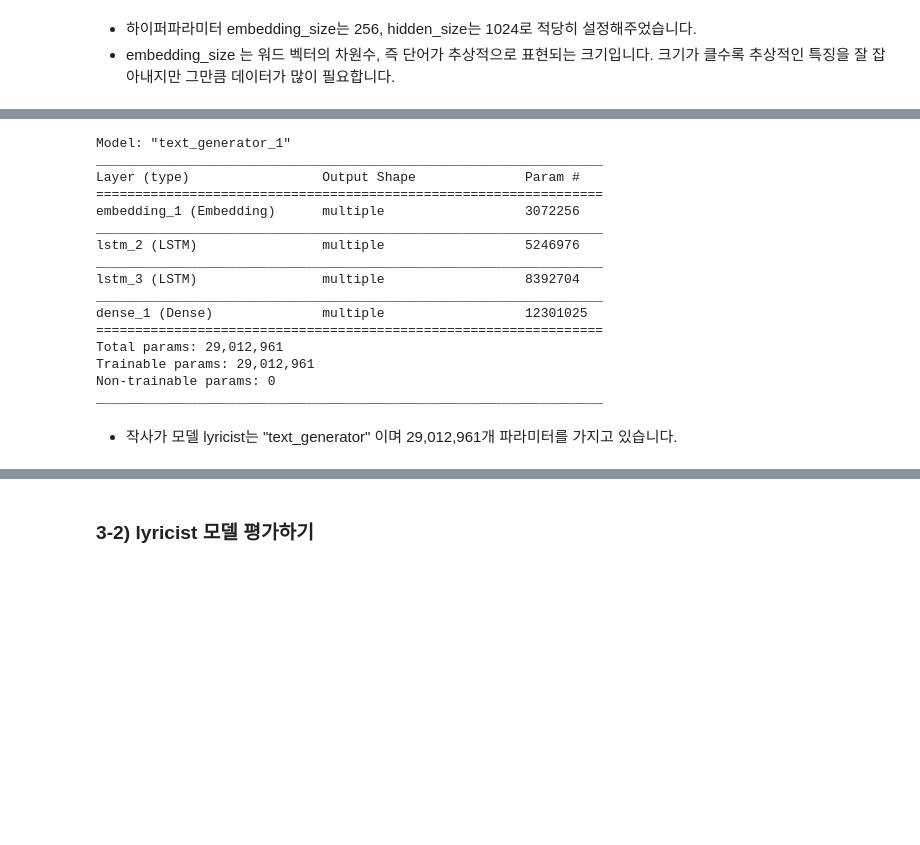
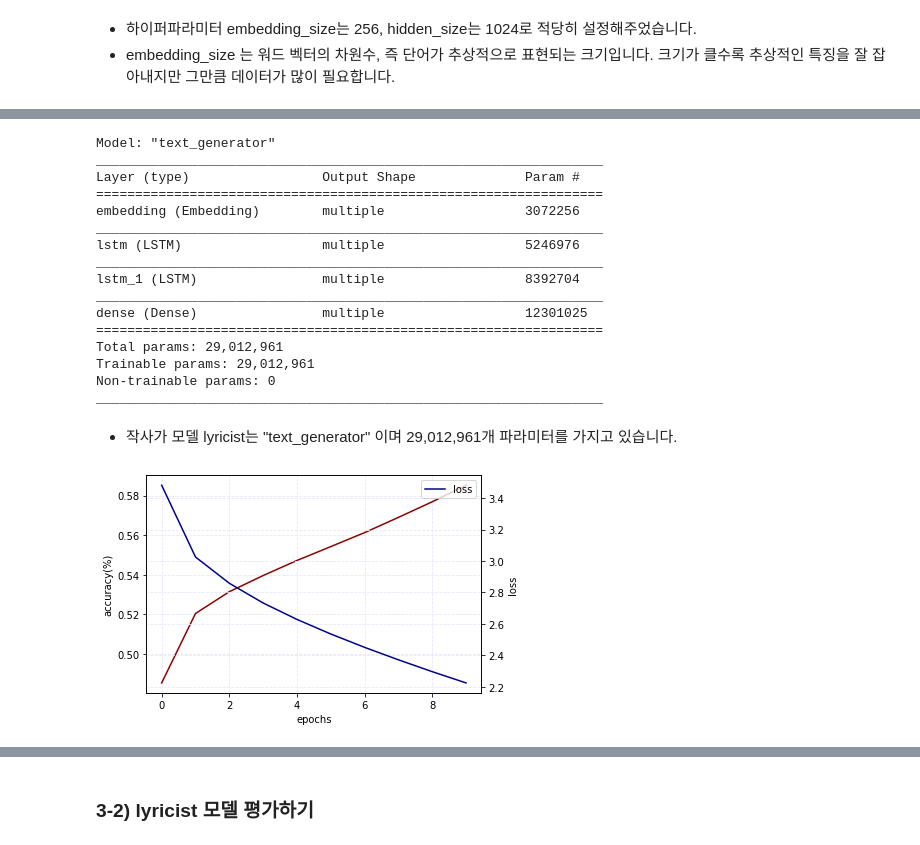
Before and after one commit to minji2744/AIFFEL, a Jupyter notebook: E4/E4_Lyricist.ipynb, the cells around one changed output, grey strips where cells are left out. Drawn from its saved outputs; the diff is of its cells as text; code cells hidden in the pictures; blank space fills up the shorter version.

```diff
--- a/E4/E4_Lyricist.ipynb
+++ b/E4/E4_Lyricist.ipynb
@@ -249,6 +249,7 @@ class TextGenerator(tf.keras.Model):
         return out
 
 embedding_size = 256
+hidden_size = 1024
 lyricist = TextGenerator(tokenizer.num_words + 1, embedding_size , hidden_size)
 # %% [markdown]
 - 하이퍼파라미터 embedding_size는 256, hidden_size는 1024로 적당히 설정해주었습니다.
@@ -295,7 +296,7 @@ optimizer = tf.keras.optimizers.Adam()
 loss = tf.keras.losses.SparseCategoricalCrossentropy(
     from_logits=True, reduction='none')
 
-lyricist.compile(loss=loss, optimizer=optimizer)
-lyricist.fit(dataset, epochs=10)
+lyricist.compile(loss=loss, optimizer=optimizer, metrics = ['acc'])
+hist = lyricist.fit(dataset, epochs=10)
 # %% [output]
 Epoch 1/10
@@ -322,17 +322,17 @@ Epoch 10/10
 # %%
 lyricist.summary()
 # %% [output]
-Model: "text_generator_1"
+Model: "text_generator"
 _________________________________________________________________
 Layer (type)                 Output Shape              Param #
 =================================================================
-embedding_1 (Embedding)      multiple                  3072256
+embedding (Embedding)        multiple                  3072256
 _________________________________________________________________
-lstm_2 (LSTM)                multiple                  5246976
+lstm (LSTM)                  multiple                  5246976
 _________________________________________________________________
-lstm_3 (LSTM)                multiple                  8392704
+lstm_1 (LSTM)                multiple                  8392704
 _________________________________________________________________
-dense_1 (Dense)              multiple                  12301025
+dense (Dense)                multiple                  12301025
 =================================================================
 Total params: 29,012,961
 Trainable params: 29,012,961
@@ -340,3 +340,29 @@ Non-trainable params: 0
 _________________________________________________________________
 # %% [markdown]
 - 작사가 모델 lyricist는 "text_generator" 이며 29,012,961개 파라미터를 가지고 있습니다.
+# %%
+import matplotlib.pyplot as plt
+epochs = 10
+val_acc = hist.history["acc"]
+val_loss = hist.history["loss"]
+
+fig = plt.figure()
+ax_acc = fig.add_subplot(111)
+ax_acc.plot(range(epochs), val_acc, label='accuracy(%)', color='darkred')
+plt.xlabel('epochs')
+plt.ylabel('accuracy(%)')
+ax_acc.grid(linestyle='--', color='lavender')
+
+ax_loss = ax_acc.twinx()
+ax_loss.plot(range(epochs), val_loss, label='loss', color='darkblue')
+plt.ylabel('loss')
+ax_loss.yaxis.tick_right()
+ax_loss.grid(linestyle='--', color='lavender')
+
+plt.legend()
+plt.show()
+
+evaluation = lyricist.evaluate(enc_val, dec_val)
+print('(테스트 데이터셋 평가)', f'\nloss : {evaluation[0]}, accuracy : {evaluation[1]*100:.6} %')
+# %% [output]
+[figure, added]
```
Also changed, not shown: parts of 8 cells of this notebook.
